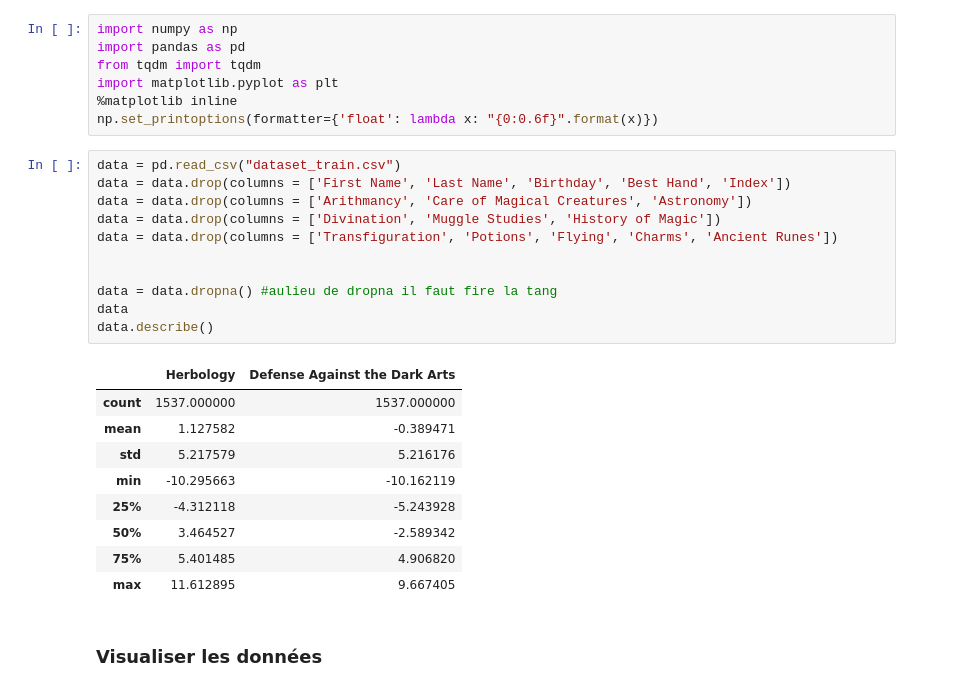
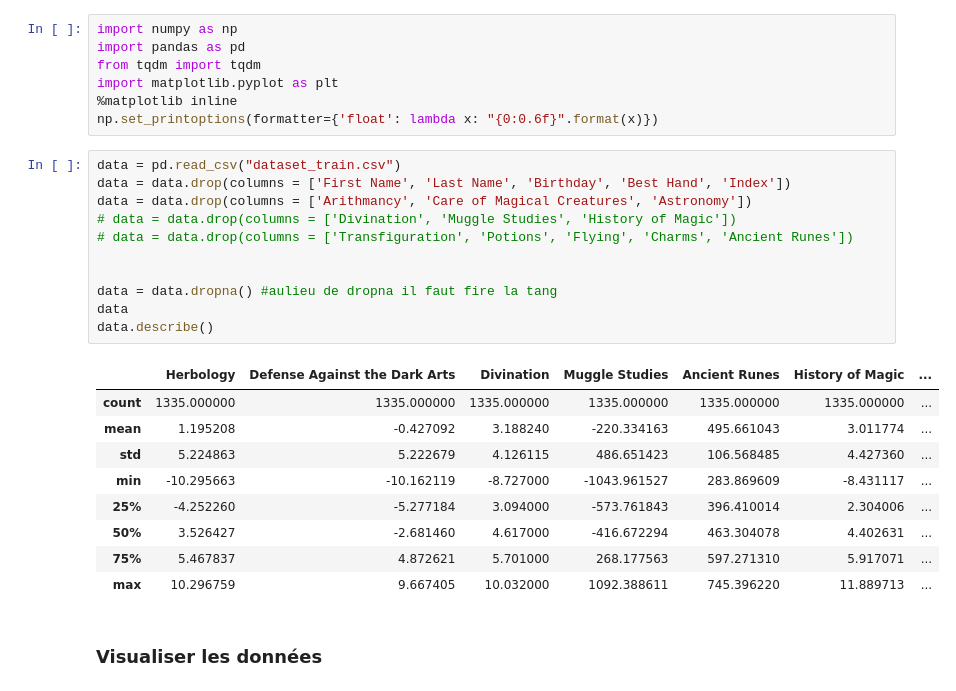
Before and after one commit to Dededede4/dslr, a Jupyter notebook: correction.ipynb, the cells around one changed output. Cells and saved outputs as stored; diff of their text form.

```diff
--- a/correction.ipynb
+++ b/correction.ipynb
@@ -16,24 +16,24 @@ np.set_printoptions(formatter={'float': lambda x: "{0:0.6f}".format(x)})
 # %%
 data = pd.read_csv("dataset_train.csv")
 data = data.drop(columns = ['First Name', 'Last Name', 'Birthday', 'Best Hand', 'Index'])
 data = data.drop(columns = ['Arithmancy', 'Care of Magical Creatures', 'Astronomy'])
-data = data.drop(columns = ['Divination', 'Muggle Studies', 'History of Magic'])
-data = data.drop(columns = ['Transfiguration', 'Potions', 'Flying', 'Charms', 'Ancient Runes'])
+# data = data.drop(columns = ['Divination', 'Muggle Studies', 'History of Magic'])
+# data = data.drop(columns = ['Transfiguration', 'Potions', 'Flying', 'Charms', 'Ancient Runes'])
 
 
 data = data.dropna() #aulieu de dropna il faut fire la tang
 data
 data.describe()
 # %% [output]
-|  | Herbology | Defense Against the Dark Arts |
-| count | 1537.000000 | 1537.000000 |
-| mean | 1.127582 | -0.389471 |
-| std | 5.217579 | 5.216176 |
-| min | -10.295663 | -10.162119 |
-| 25% | -4.312118 | -5.243928 |
-| 50% | 3.464527 | -2.589342 |
-| 75% | 5.401485 | 4.906820 |
-| max | 11.612895 | 9.667405 |
+|  | Herbology | Defense Against the Dark Arts | Divination | Muggle Studies | Ancient Runes | History of Magic | ... |
+| count | 1335.000000 | 1335.000000 | 1335.000000 | 1335.000000 | 1335.000000 | 1335.000000 | ... |
+| mean | 1.195208 | -0.427092 | 3.188240 | -220.334163 | 495.661043 | 3.011774 | ... |
+| std | 5.224863 | 5.222679 | 4.126115 | 486.651423 | 106.568485 | 4.427360 | ... |
+| min | -10.295663 | -10.162119 | -8.727000 | -1043.961527 | 283.869609 | -8.431117 | ... |
+| 25% | -4.252260 | -5.277184 | 3.094000 | -573.761843 | 396.410014 | 2.304006 | ... |
+| 50% | 3.526427 | -2.681460 | 4.617000 | -416.672294 | 463.304078 | 4.402631 | ... |
+| 75% | 5.467837 | 4.872621 | 5.701000 | 268.177563 | 597.271310 | 5.917071 | ... |
+| max | 10.296759 | 9.667405 | 10.032000 | 1092.388611 | 745.396220 | 11.889713 | ... |
 # %% [markdown]
 ### Visualiser les données
 # %% [markdown]
```
Also changed, not shown: parts of 9 cells of this notebook, 4 other files.
